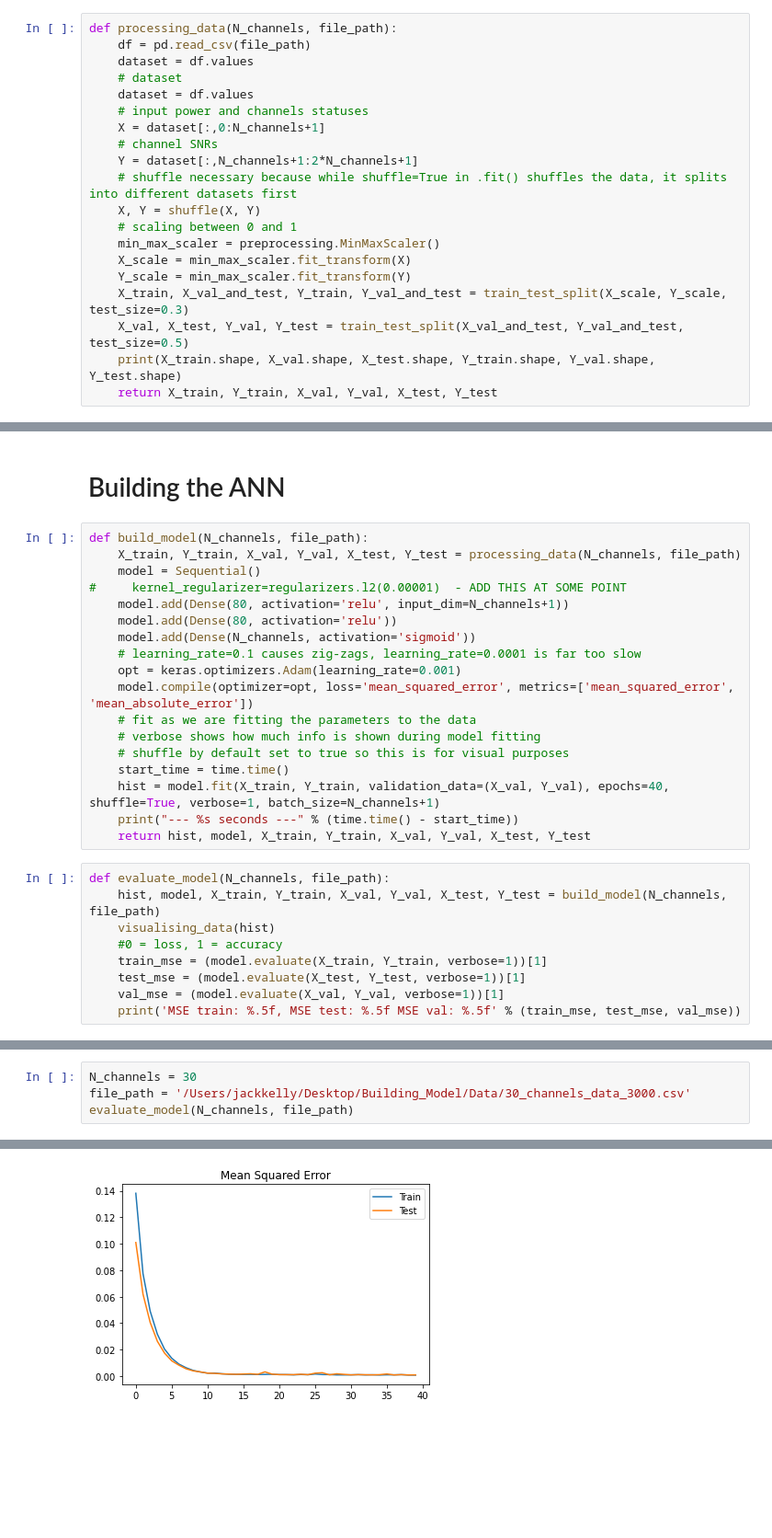
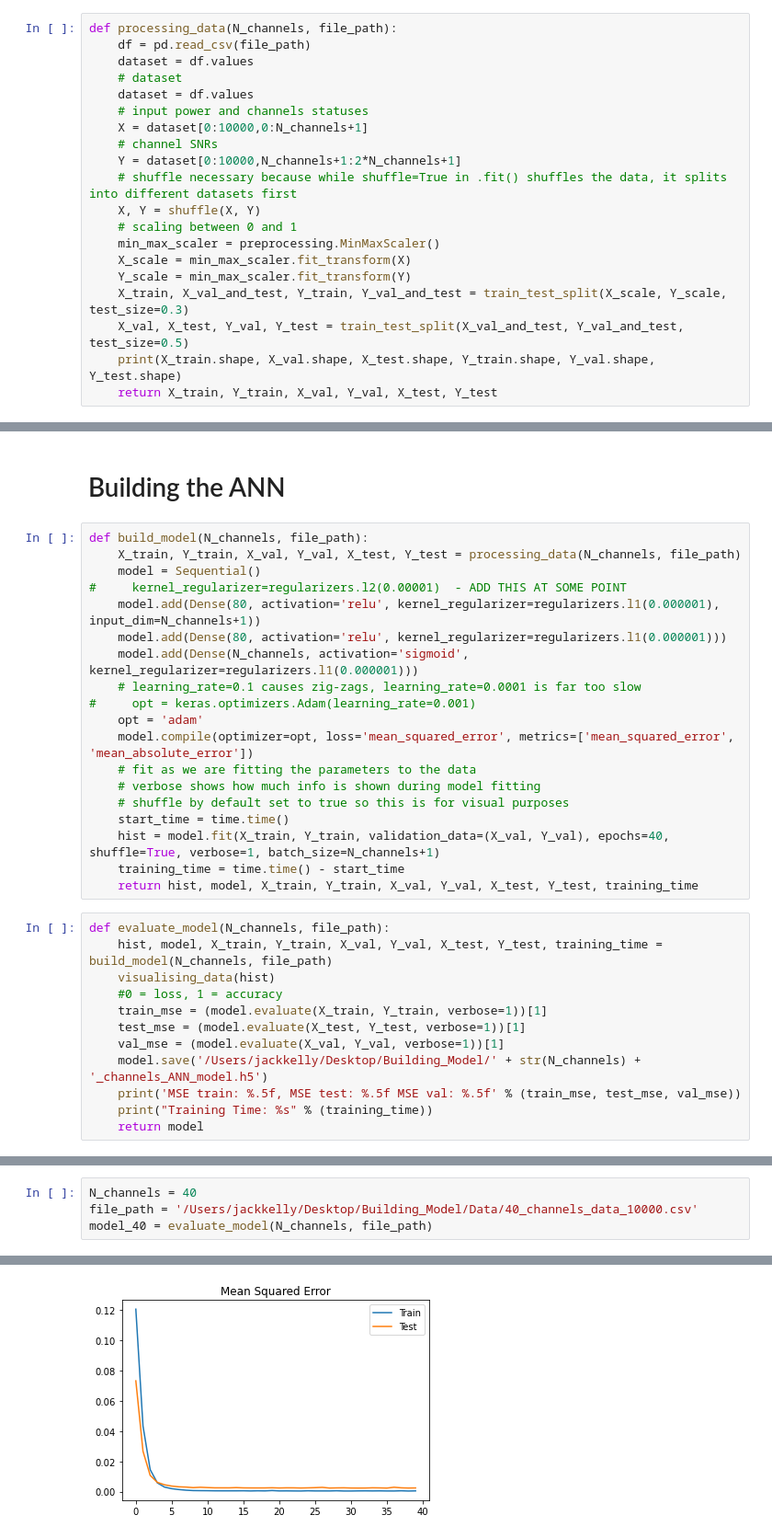
Before and after one commit to JackKelly1/4th-Year-Project, a Jupyter notebook: ANN.ipynb, the cells around one changed output, grey strips where cells are left out. Shown at 92% size. Drawn from its saved outputs; the diff is of its cells as text; blank space fills up the shorter version.

```diff
--- a/ANN.ipynb
+++ b/ANN.ipynb
@@ -35,9 +36,9 @@ def processing_data(N_channels, file_path):
     # dataset
     dataset = df.values
     # input power and channels statuses
-    X = dataset[:,0:N_channels+1]
+    X = dataset[0:10000,0:N_channels+1]
     # channel SNRs
-    Y = dataset[:,N_channels+1:2*N_channels+1]
+    Y = dataset[0:10000,N_channels+1:2*N_channels+1]
     # shuffle necessary because while shuffle=True in .fit() shuffles the data, it splits into different datasets first
     X, Y = shuffle(X, Y)
     # scaling between 0 and 1
@@ -68,25 +69,29 @@ def build_model(N_channels, file_path):
     X_train, Y_train, X_val, Y_val, X_test, Y_test = processing_data(N_channels, file_path)
     model = Sequential()
 #     kernel_regularizer=regularizers.l2(0.00001)  - ADD THIS AT SOME POINT
-    model.add(Dense(80, activation='relu', input_dim=N_channels+1))
-    model.add(Dense(80, activation='relu'))
-    model.add(Dense(N_channels, activation='sigmoid'))
+    model.add(Dense(80, activation='relu', kernel_regularizer=regularizers.l1(0.000001), input_dim=N_channels+1))
+    model.add(Dense(80, activation='relu', kernel_regularizer=regularizers.l1(0.000001)))
+    model.add(Dense(N_channels, activation='sigmoid', kernel_regularizer=regularizers.l1(0.000001)))
     # learning_rate=0.1 causes zig-zags, learning_rate=0.0001 is far too slow
-    opt = keras.optimizers.Adam(learning_rate=0.001)
+#     opt = keras.optimizers.Adam(learning_rate=0.001)
+    opt = 'adam'
     model.compile(optimizer=opt, loss='mean_squared_error', metrics=['mean_squared_error', 'mean_absolute_error'])
     # fit as we are fitting the parameters to the data
     # verbose shows how much info is shown during model fitting
     # shuffle by default set to true so this is for visual purposes
     start_time = time.time()
     hist = model.fit(X_train, Y_train, validation_data=(X_val, Y_val), epochs=40, shuffle=True, verbose=1, batch_size=N_channels+1)
-    print("--- %s seconds ---" % (time.time() - start_time))
-    return hist, model, X_train, Y_train, X_val, Y_val, X_test, Y_test
+    training_time = time.time() - start_time
+    return hist, model, X_train, Y_train, X_val, Y_val, X_test, Y_test, training_time
 # %%
 def evaluate_model(N_channels, file_path):
-    hist, model, X_train, Y_train, X_val, Y_val, X_test, Y_test = build_model(N_channels, file_path)
+    hist, model, X_train, Y_train, X_val, Y_val, X_test, Y_test, training_time = build_model(N_channels, file_path)
     visualising_data(hist)
     #0 = loss, 1 = accuracy
     train_mse = (model.evaluate(X_train, Y_train, verbose=1))[1]
     test_mse = (model.evaluate(X_test, Y_test, verbose=1))[1]
     val_mse = (model.evaluate(X_val, Y_val, verbose=1))[1]
+    model.save('/Users/jackkelly/Desktop/Building_Model/' + str(N_channels) + '_channels_ANN_model.h5')
     print('MSE train: %.5f, MSE test: %.5f MSE val: %.5f' % (train_mse, test_mse, val_mse))
+    print("Training Time: %s" % (training_time))
+    return model
@@ -93,5 +127,5 @@ def evaluate_model(N_channels, file_path):
 # %%
-N_channels = 30
-file_path = '/Users/jackkelly/Desktop/Building_Model/Data/30_channels_data_3000.csv'
-evaluate_model(N_channels, file_path)
+N_channels = 40
+file_path = '/Users/jackkelly/Desktop/Building_Model/Data/40_channels_data_10000.csv'
+model_40 = evaluate_model(N_channels, file_path)
 # %% [output]
@@ -115 +149 @@ Epoch 40/40
-[figure, old version]
+[figure, new version]
```
Also changed, not shown: parts of 6 cells of this notebook.
